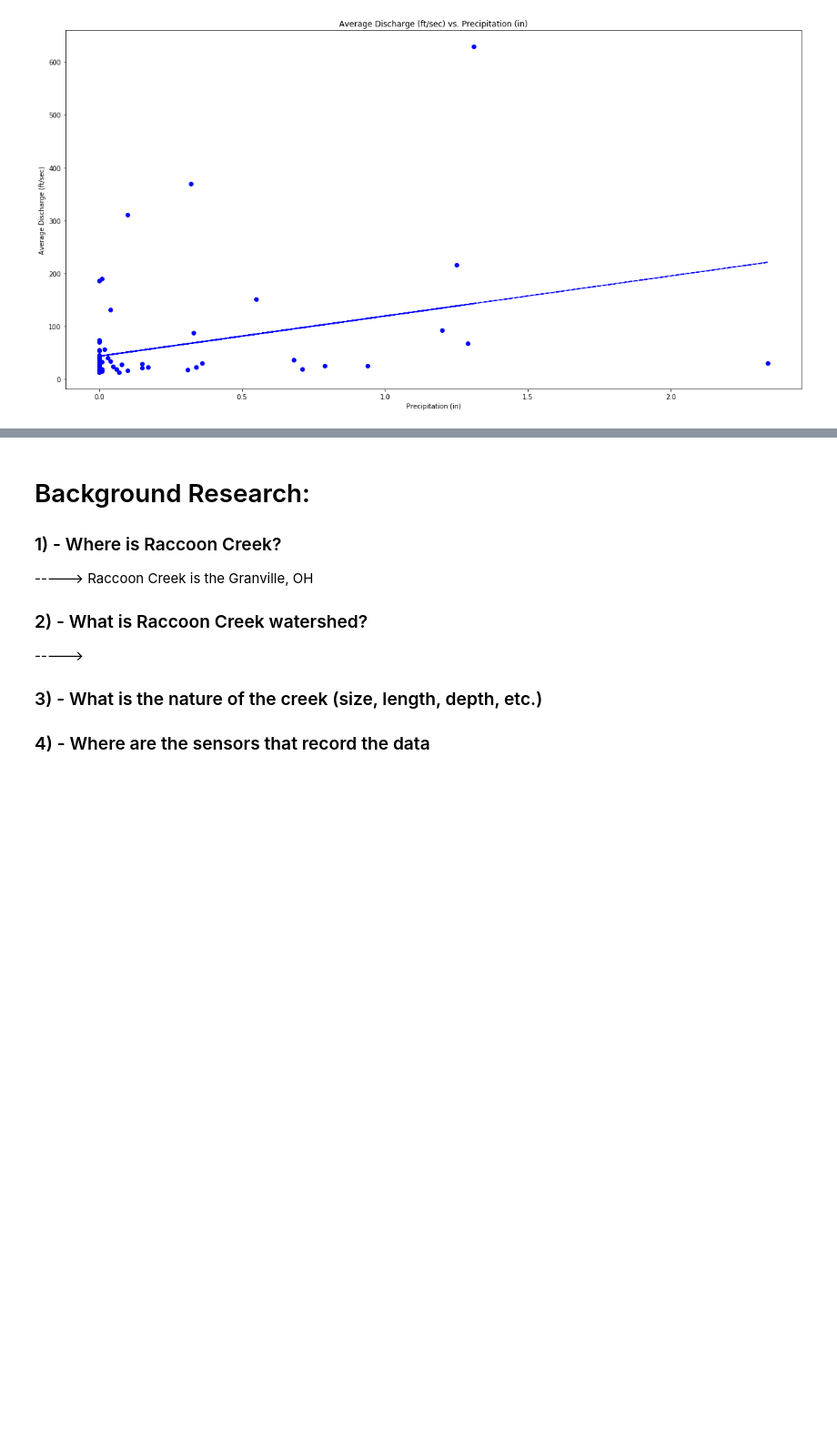
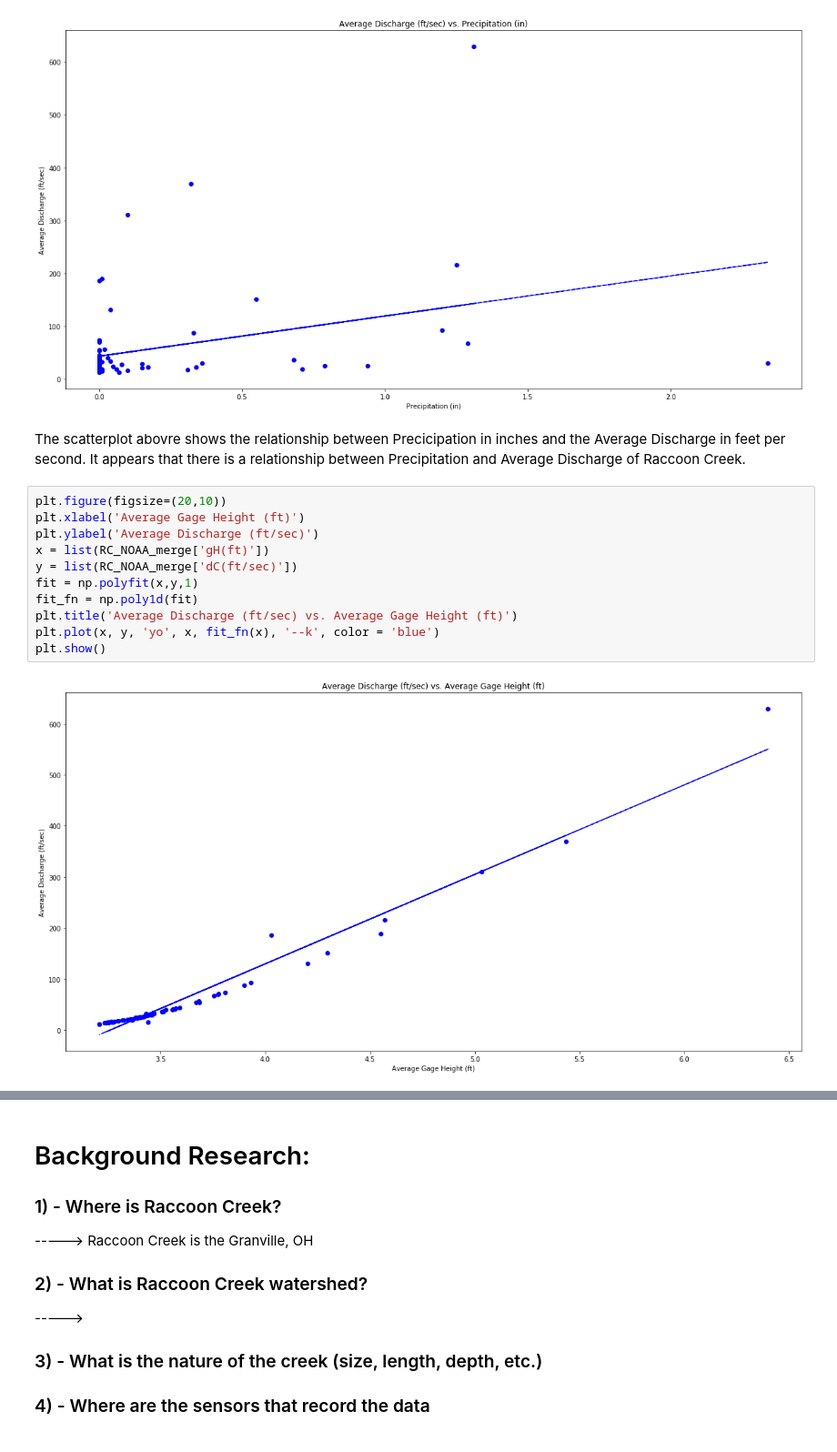
Before and after one commit to philipp-rajah/project1, a Jupyter notebook: project1.ipynb, the cells around one changed output, grey strips where cells are left out. Shown at 91% size. Drawn from its saved outputs; the diff is of its cells as text; blank space fills up the shorter version.

Commit message:
9/30/18 - plot comments/conclusion
Next steps:
-background research
-WC
-edit final draft
-submit

```diff
--- a/project1.ipynb
+++ b/project1.ipynb
@@ -422,3 +327,18 @@ plt.plot(x, y, 'yo', x, fit_fn(x), '--k', color = 'blue')
 plt.show()
 # %% [output]
 [figure]
+# %% [markdown]
+The scatterplot abovre shows the relationship between Precicipation in inches and the Average Discharge in feet per second. It appears that there is a relationship between Precipitation and Average Discharge of Raccoon Creek.
+# %%
+plt.figure(figsize=(20,10))
+plt.xlabel('Average Gage Height (ft)')
+plt.ylabel('Average Discharge (ft/sec)')
+x = list(RC_NOAA_merge['gH(ft)'])
+y = list(RC_NOAA_merge['dC(ft/sec)'])
+fit = np.polyfit(x,y,1)
+fit_fn = np.poly1d(fit)
+plt.title('Average Discharge (ft/sec) vs. Average Gage Height (ft)')
+plt.plot(x, y, 'yo', x, fit_fn(x), '--k', color = 'blue')
+plt.show()
+# %% [output]
+[figure, added]
```
Also changed, not shown: parts of 26 cells of this notebook.
